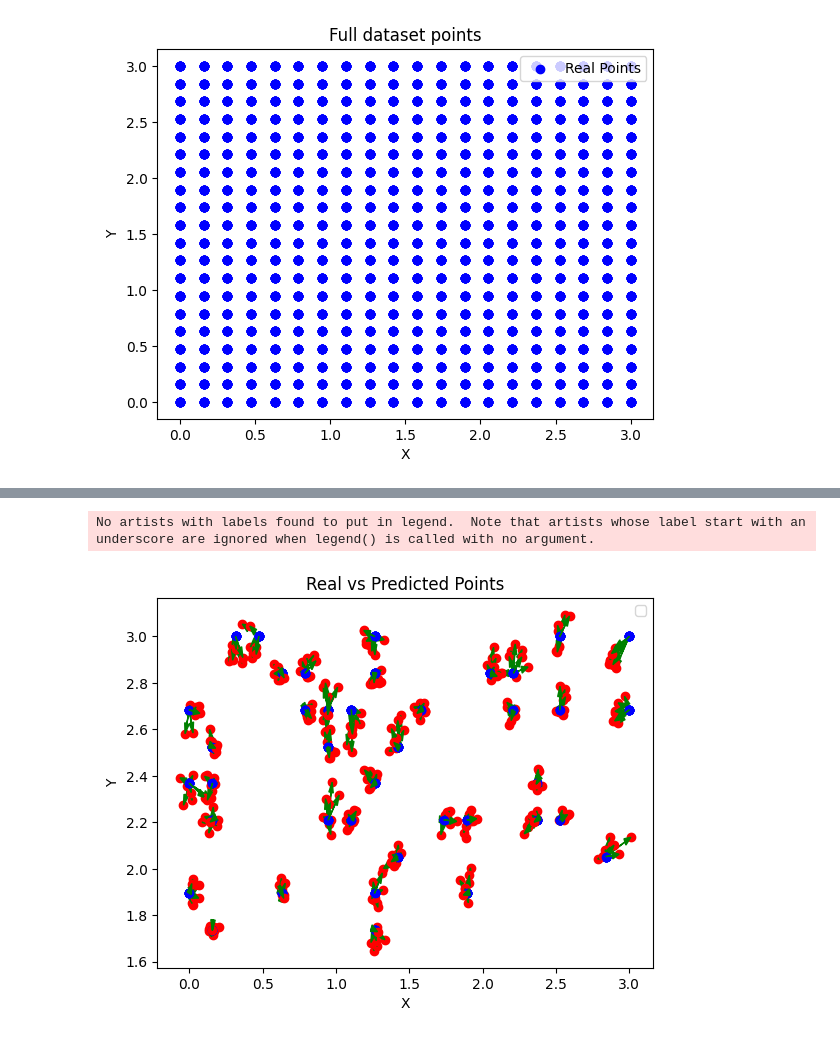
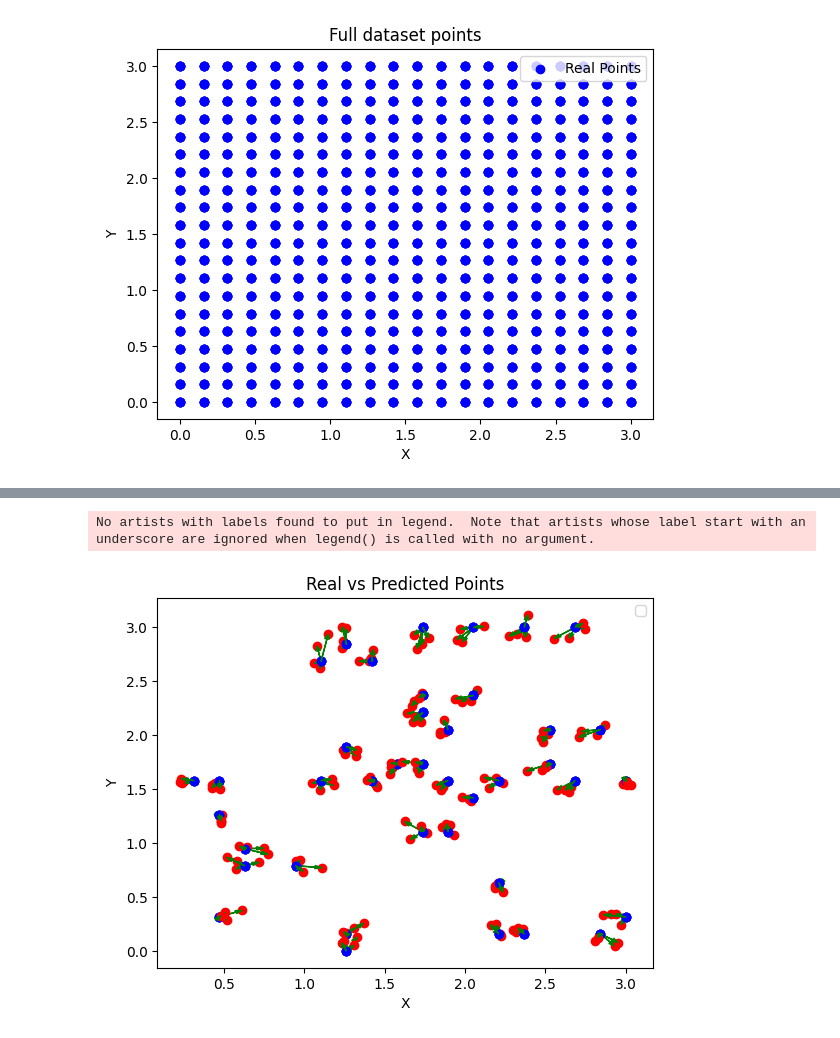
Before and after one commit to RRocha21/Dissertation, a Jupyter notebook: test3.ipynb, the cells around one changed output, grey strips where cells are left out. Cells and saved outputs as stored; diff of their text form; code cells hidden in the pictures.

```diff
--- a/test3.ipynb
+++ b/test3.ipynb
@@ -214,13 +251,22 @@ def theta_metric (y_true, y_pred):
 # %%
 # Machine Learning - Build the model
 
-inputs = tf.keras.Input(shape=(data_sen_size2,))
+inputs = tf.keras.Input(shape=(data_sen_size_2,))
 
-x = tf.keras.layers.Dense(192, activation='relu')(inputs)
-# x = tf.keras.layers.Dropout(0.1)(x)
-x = tf.keras.layers.Dense(64, activation='relu')(x)
-x = tf.keras.layers.Dense(12, activation='relu')(x)
-x = tf.keras.layers.Dense(4, activation='relu')(x)
+x = tf.keras.layers.Conv1D(128, kernel_size = 3, activation = 'relu')(inputs)
+x = tf.keras.layers.Conv1D(128, kernel_size = 3, activation = 'relu')(x)
+x = tf.keras.layers.MaxPooling1D(pool_size = 2)(x)
+x = tf.keras.layers.Dropout(0.5)(x)
+x = tf.keras.layers.Conv1D(128, kernel_size = 3, activation = 'relu')(x)
+x = tf.keras.layers.Conv1D(128, kernel_size = 3, activation = 'relu')(x)
+x = tf.keras.layers.MaxPooling1D(pool_size = 2)(x)
+x = tf.keras.layers.Dropout(0.5)(x)
+x = tf.keras.layers.LSTM(64, return_sequences=True)(x)
+x = tf.keras.layers.LSTM(64)(x)
+x = tf.keras.layers.Dropout(0.5)(x)
+X = tf.keras.layers.Dense(32, activation='relu')(x)
+X = tf.keras.layers.Dense(16, activation='relu')(x)
+X = tf.keras.layers.Dense(8, activation='relu')(x)
 xy_output = tf.keras.layers.Dense(2, activation='linear', name='xy')(x)
 theta_output = tf.keras.layers.Dense(1, activation='linear', name='theta')(x)
 
@@ -228,7 +274,7 @@ model = tf.keras.Model(inputs=inputs, outputs=[xy_output, theta_output])
 
 model.summary()
 
-optimizer = Adam(lr=0.001)
+optimizer = Adam(lr=0.0001)
 # model.compile(loss = 'SparseCategori', optimizer = 'adam', metrics = ['accuracy'])
 model.compile(optimizer = optimizer, loss = {'xy': loss_function_xy, 'theta': loss_function_theta}, loss_weights={'xy': 0.99, 'theta': 0.01}, metrics = {'xy': xy_metric, 'theta': theta_metric})
 # %% [output]
@@ -252,5 +282,5 @@ ________________________________________________________________________________
 # %%
 # Machine Learning - Train the model
-model.fit(X_train, {"xy": Y_train[:, :2], "theta": Y_train[:, 2]}, validation_data=(X_test, {"xy": Y_test[:, :2], "theta": Y_test[:, 2]}), epochs=2000, batch_size=160)
+model.fit(X_train, {"xy": Y_train[:, :2], "theta": Y_train[:, 2]}, validation_data=(X_val, {"xy": Y_val[:, :2], "theta": Y_val[:, 2]}), epochs=2000, batch_size=160)
 # %% [output]
 Epoch 1/2000
@@ -352,7 +382,7 @@ y_pred = y_pred[:, 1]
 # plt.scatter(x_pred, y_pred, color='red', label='Predicted Points')
 
 # Loop through each point in the test set
-for i in range(0 , 320):
+for i in range(0 , 160):
     # Get the x and y coordinates for the real and predicted points
     x_real, y_real, theta_real = Y_test[i]
     x_pred_arrow = x_pred[i]
@@ -382,2 +412,2 @@ plt.show()
 No artists with labels found to put in legend.  Note that artists whose label start with an underscore are ignored when legend() is called with no argument.
-[figure, old version]
+[figure, new version]
```
Also changed, not shown: parts of 12 cells of this notebook, 4 other files.
